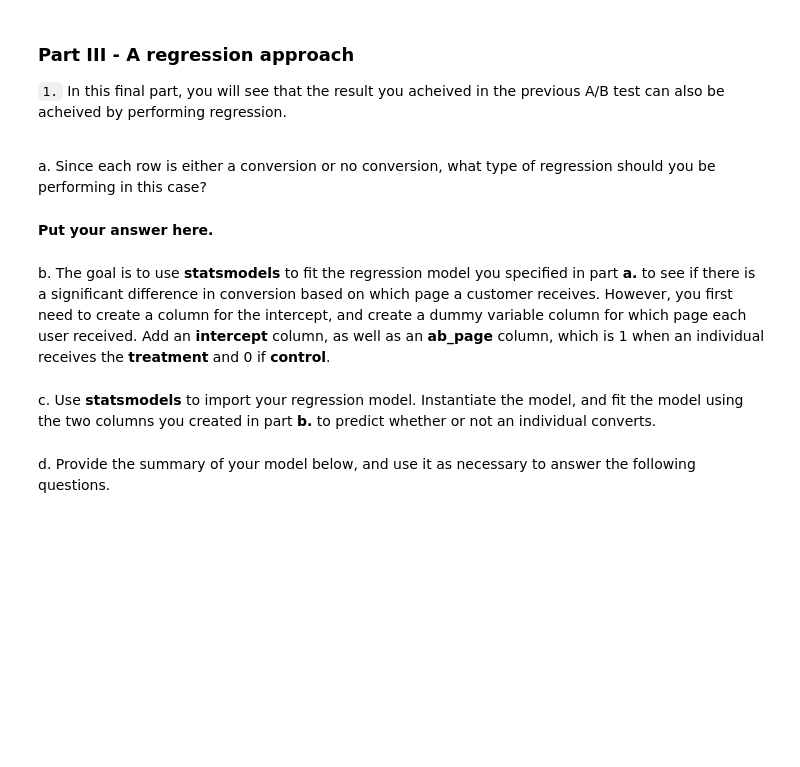
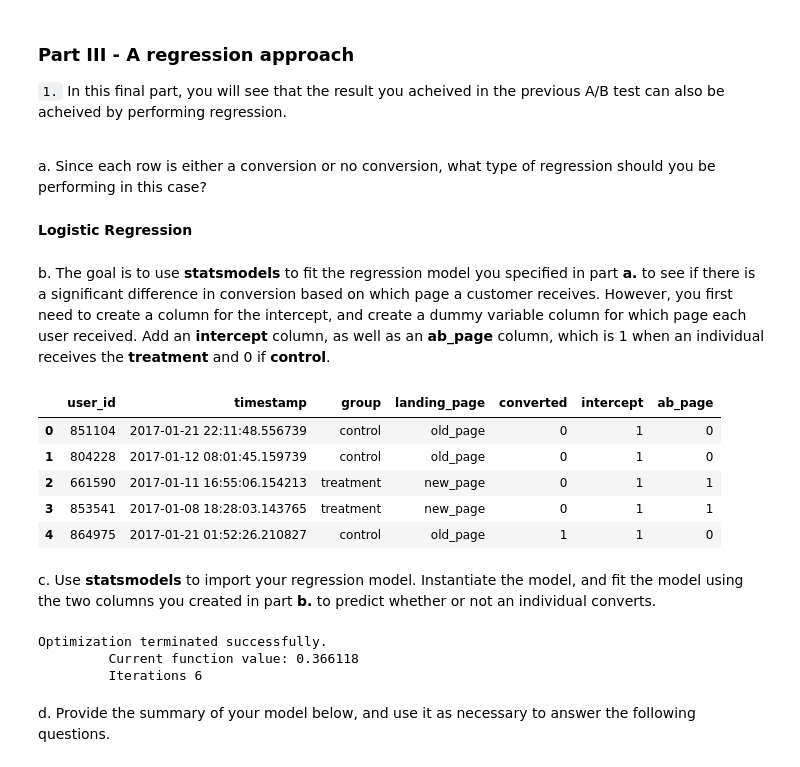
Before and after one commit to timothyshort/data_analysis, a Jupyter notebook: 04_statistics/AnalyzeABTestResults/Analyze_ab_test_results_notebook.ipynb, the cells around one changed output. Drawn from its saved outputs; the diff is of its cells as text; code cells hidden in the pictures; blank space fills up the shorter version.

Commit message:
Initial draft for web AB landing page test project

```diff
--- a/04_statistics/AnalyzeABTestResults/Analyze_ab_test_results_notebook.ipynb
+++ b/04_statistics/AnalyzeABTestResults/Analyze_ab_test_results_notebook.ipynb
@@ -300,7 +312,7 @@ n. What do the z-score and p-value you computed in the previous question mean fo
 `1.` In this final part, you will see that the result you acheived in the previous A/B test can also be acheived by performing regression.<br><br>
 
 a. Since each row is either a conversion or no conversion, what type of regression should you be performing in this case?
-# %% [markdown]
-**Put your answer here.**
+# %% [markdown]
+**Logistic Regression**
 # %% [markdown]
 b. The goal is to use **statsmodels** to fit the regression model you specified in part **a.** to see if there is a significant difference in conversion based on which page a customer receives.  However, you first need to create a column for the intercept, and create a dummy variable column for which page each user received.  Add an **intercept** column, as well as an **ab_page** column, which is 1 when an individual receives the **treatment** and 0 if **control**.
@@ -307,4 +321,23 @@ b. The goal is to use **statsmodels** to fit the regression model you specified
+# %%
+df_page = pd.get_dummies(df2['group'])
+df_page.drop('control', axis=1, inplace=True)
+df2['ab_page'] = df_page
+df2.head()
+# %% [output]
+|  | user_id | timestamp | group | landing_page | converted | intercept | ab_page |
+| 0 | 851104 | 2017-01-21 22:11:48.556739 | control | old_page | 0 | 1 | 0 |
+| 1 | 804228 | 2017-01-12 08:01:45.159739 | control | old_page | 0 | 1 | 0 |
+| 2 | 661590 | 2017-01-11 16:55:06.154213 | treatment | new_page | 0 | 1 | 1 |
+| 3 | 853541 | 2017-01-08 18:28:03.143765 | treatment | new_page | 0 | 1 | 1 |
+| 4 | 864975 | 2017-01-21 01:52:26.210827 | control | old_page | 1 | 1 | 0 |
 # %% [markdown]
 c. Use **statsmodels** to import your regression model.  Instantiate the model, and fit the model using the two columns you created in part **b.** to predict whether or not an individual converts.
+# %%
+mod = sm.Logit(df2['converted'], df2[['intercept', 'ab_page']])
+results = mod.fit()
+# %% [output]
+Optimization terminated successfully.
+         Current function value: 0.366118
+         Iterations 6
 # %% [markdown]
 d. Provide the summary of your model below, and use it as necessary to answer the following questions.
```
Also changed, not shown: parts of 25 cells of this notebook, 1 other file.
